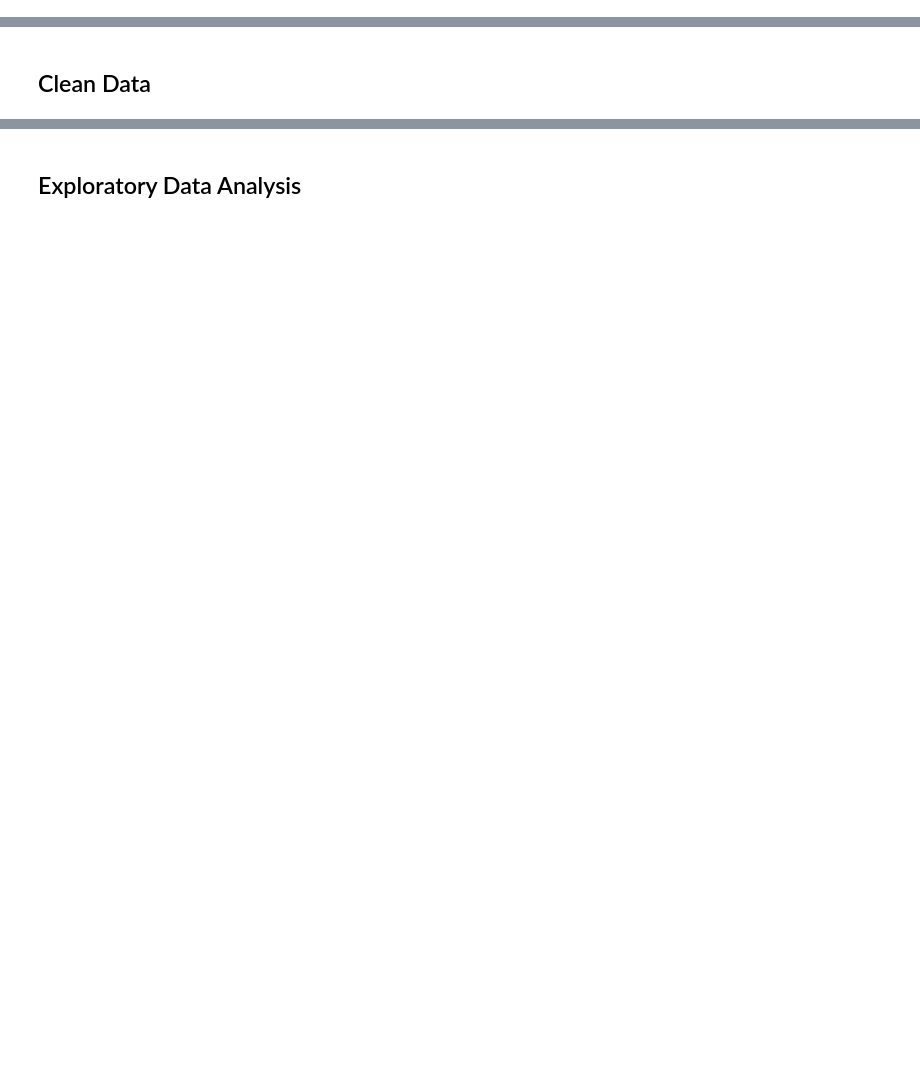
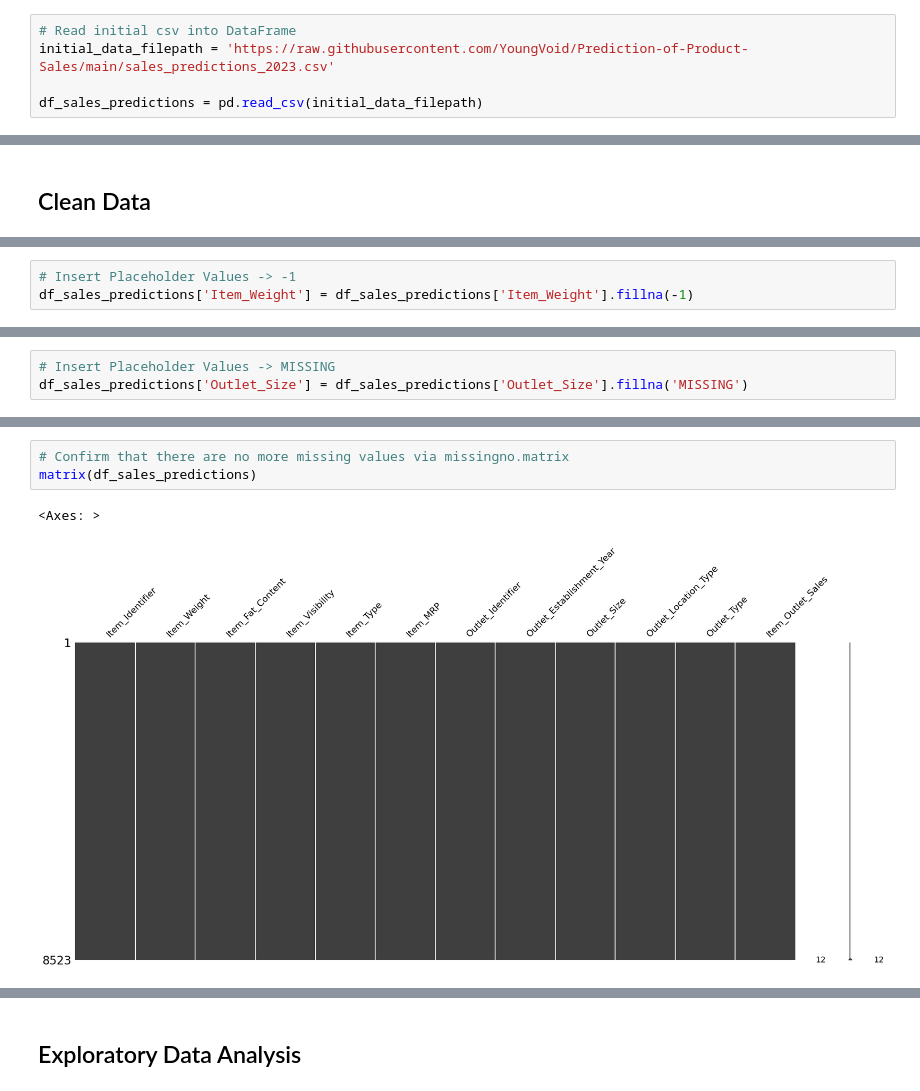
Before and after one commit to YoungVoid/Prediction-of-Product-Sales, a Jupyter notebook: Prediction_of_Product_Sales.ipynb, the cells around one changed output, grey strips where cells are left out. Saved outputs shown, nothing was run; the diff lists cells and outputs as text; blank space fills up the shorter version.

```diff
--- a/Prediction_of_Product_Sales.ipynb
+++ b/Prediction_of_Product_Sales.ipynb
@@ -10,0 +24,5 @@ Author: Nian Vrey
+# %%
+# Read initial csv into DataFrame
+initial_data_filepath = 'https://raw.githubusercontent.com/YoungVoid/Prediction-of-Product-Sales/main/sales_predictions_2023.csv'
+
+df_sales_predictions = pd.read_csv(initial_data_filepath)
@@ -12,0 +152,3 @@ Author: Nian Vrey
+# %%
+# Insert Placeholder Values -> -1
+df_sales_predictions['Item_Weight'] = df_sales_predictions['Item_Weight'].fillna(-1)
@@ -12,0 +175,3 @@ Author: Nian Vrey
+# %%
+# Insert Placeholder Values -> MISSING
+df_sales_predictions['Outlet_Size'] = df_sales_predictions['Outlet_Size'].fillna('MISSING')
@@ -12,0 +200,6 @@ Author: Nian Vrey
+# %%
+# Confirm that there are no more missing values via missingno.matrix
+matrix(df_sales_predictions)
+# %% [output]
+<Axes: >
+[figure, added]
```
Also changed, not shown: parts of 33 cells of this notebook.
